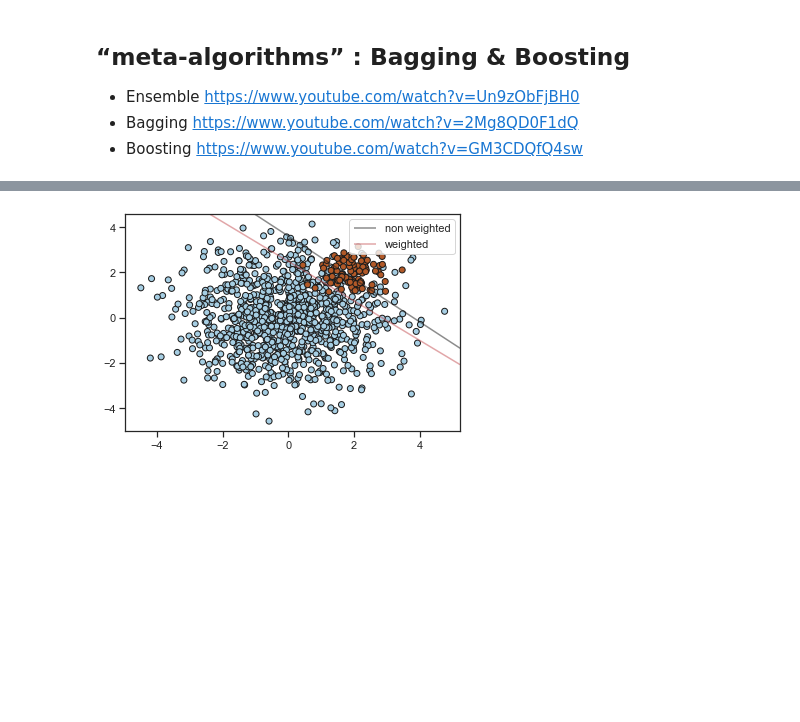
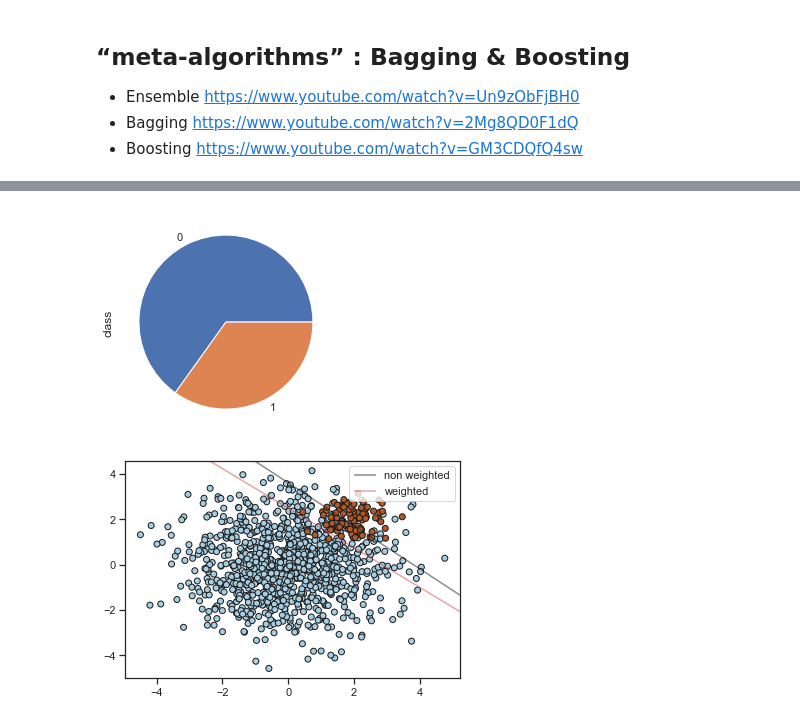
Before and after one commit to dannyogalfrzk/taudata-Indonesia, a Jupyter notebook: Supervised Learning - Classification 03.ipynb, the cells around one changed output, grey strips where cells are left out. Saved outputs shown, nothing was run; the diff lists cells and outputs as text; code cells hidden in the pictures; blank space fills up the shorter version.

```diff
--- a/Supervised Learning - Classification 03.ipynb
+++ b/Supervised Learning - Classification 03.ipynb
@@ -656,0 +658,3 @@ print('Combination Results:\n',classification_report_imbalanced(Y_test, y_SVM))
+# %%
+data = pd.read_csv(file, names=names)
+data.head()
@@ -657,3 +668,7 @@ print('Combination Results:\n',classification_report_imbalanced(Y_test, y_SVM))
+# %%
+plot = data["class"].value_counts().plot(kind='pie')
+# %% [output]
+[figure, added]
 # %%
 # Example of model-based imbalance treatment - SVM
 n_samples_1, n_samples_2 = 1000, 100
```
Also changed, not shown: parts of 22 cells of this notebook, 1 other file.
